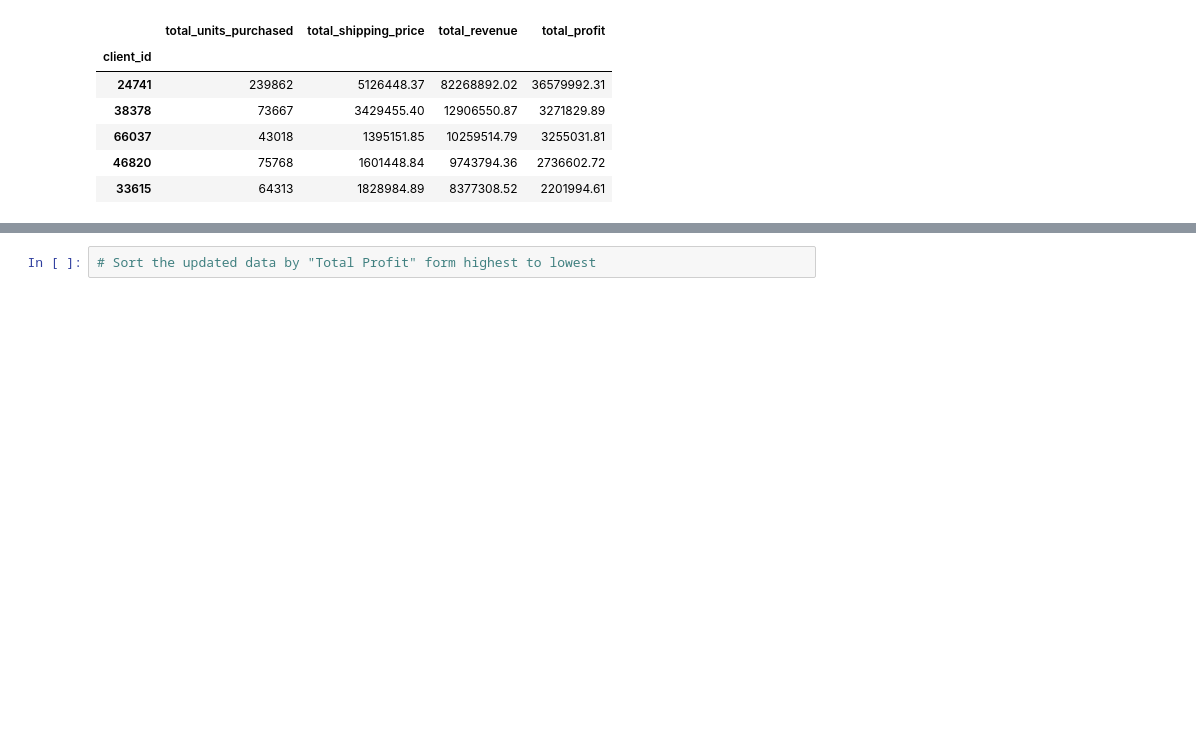
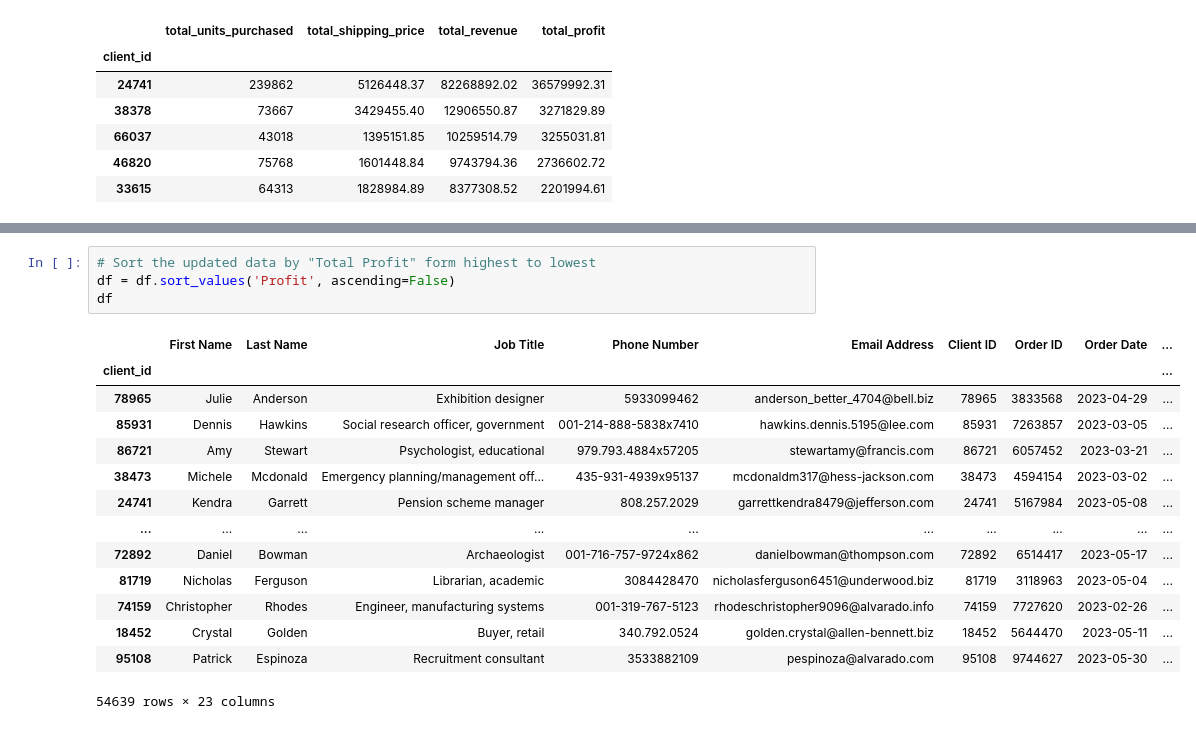
Before and after one commit to ElliottSancrant/pandas-challenge-1, a Jupyter notebook: Starter_Code/Starter_Code/wholesale_data_analysis_starter_code.ipynb, the cells around one changed output, grey strips where cells are left out. Cells and saved outputs as stored; diff of their text form; blank space fills up the shorter version.

```diff
--- a/Starter_Code/Starter_Code/wholesale_data_analysis_starter_code.ipynb
+++ b/Starter_Code/Starter_Code/wholesale_data_analysis_starter_code.ipynb
@@ -383,3 +400,20 @@ df
 54639 rows × 23 columns
 # %%
 # Sort the updated data by "Total Profit" form highest to lowest
+df = df.sort_values('Profit', ascending=False)
+df
+# %% [output]
+|  | First Name | Last Name | Job Title | Phone Number | Email Address | Client ID | Order ID | Order Date | ... |
+| client_id |  |  |  |  |  |  |  |  | ... |
+| 78965 | Julie | Anderson | Exhibition designer | 5933099462 | anderson_better_4704@bell.biz | 78965 | 3833568 | 2023-04-29 | ... |
+| 85931 | Dennis | Hawkins | Social research officer, government | 001-214-888-5838x7410 | hawkins.dennis.5195@lee.com | 85931 | 7263857 | 2023-03-05 | ... |
+| 86721 | Amy | Stewart | Psychologist, educational | 979.793.4884x57205 | stewartamy@francis.com | 86721 | 6057452 | 2023-03-21 | ... |
+| 38473 | Michele | Mcdonald | Emergency planning/management off... | 435-931-4939x95137 | mcdonaldm317@hess-jackson.com | 38473 | 4594154 | 2023-03-02 | ... |
+| 24741 | Kendra | Garrett | Pension scheme manager | 808.257.2029 | garrettkendra8479@jefferson.com | 24741 | 5167984 | 2023-05-08 | ... |
+| ... | ... | ... | ... | ... | ... | ... | ... | ... | ... |
+| 72892 | Daniel | Bowman | Archaeologist | 001-716-757-9724x862 | danielbowman@thompson.com | 72892 | 6514417 | 2023-05-17 | ... |
+| 81719 | Nicholas | Ferguson | Librarian, academic | 3084428470 | nicholasferguson6451@underwood.biz | 81719 | 3118963 | 2023-05-04 | ... |
+| 74159 | Christopher | Rhodes | Engineer, manufacturing systems | 001-319-767-5123 | rhodeschristopher9096@alvarado.info | 74159 | 7727620 | 2023-02-26 | ... |
+| 18452 | Crystal | Golden | Buyer, retail | 340.792.0524 | golden.crystal@allen-bennett.biz | 18452 | 5644470 | 2023-05-11 | ... |
+| 95108 | Patrick | Espinoza | Recruitment consultant | 3533882109 | pespinoza@alvarado.com | 95108 | 9744627 | 2023-05-30 | ... |
+54639 rows × 23 columns
```
Also changed, not shown: parts of 2 cells of this notebook.
